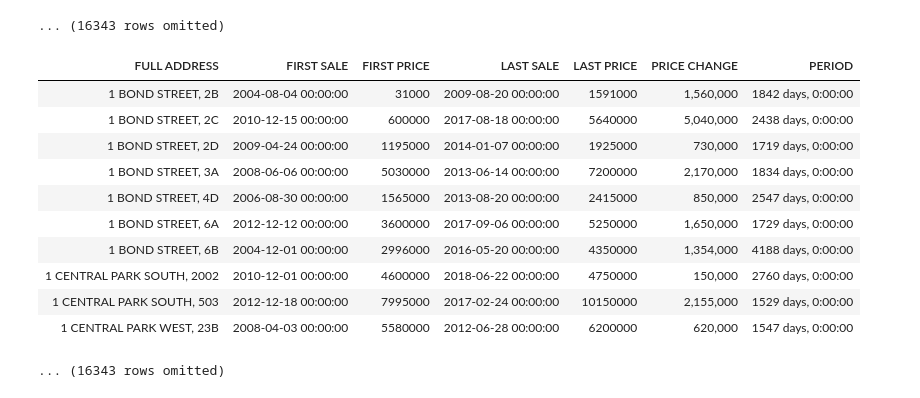
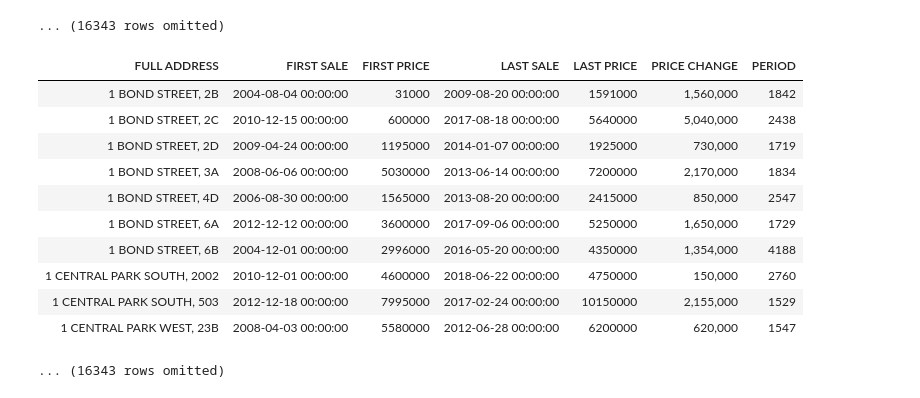
Before and after one commit to somya/nyc_apt_price_predictor, a Jupyter notebook: 02 Data Clean up.ipynb, the cells around one changed output. Cells and saved outputs as stored; diff of their text form; code cells hidden in the pictures.

```diff
--- a/02 Data Clean up.ipynb
+++ b/02 Data Clean up.ipynb
@@ -159,3 +245,10 @@ condos.sample(10)
+# %%
+
+years = [ d.year for d in condos.column(COL_SALE_DATE) ]
+
+months = [ d.month for d in condos.column(COL_SALE_DATE) ]
+
+condos = condos.with_column('SALE_YEAR', years, 'SALE_MONTH', months)
 # %%
 # Let's find condos with multiple sales
 
@@ -334,21 +427,24 @@ condo_sales
 # %%
 # Calculate Price Diffs
 
 price_diffs = condo_sales.column('LAST PRICE') - condo_sales.column('FIRST PRICE')
 date_diffs = condo_sales.column('LAST SALE') - condo_sales.column('FIRST SALE')
 
+date_diffs = [ d.days for d in date_diffs ]
+
+
 condo_sales = condo_sales.with_column( "PRICE CHANGE", price_diffs, "PERIOD", date_diffs)
 condo_sales.set_format('PRICE CHANGE', NumberFormatter())
 # %% [output]
 | FULL ADDRESS | FIRST SALE | FIRST PRICE | LAST SALE | LAST PRICE | PRICE CHANGE | PERIOD |
-| 1 BOND STREET, 2B | 2004-08-04 00:00:00 | 31000 | 2009-08-20 00:00:00 | 1591000 | 1,560,000 | 1842 days, 0:00:00 |
-| 1 BOND STREET, 2C | 2010-12-15 00:00:00 | 600000 | 2017-08-18 00:00:00 | 5640000 | 5,040,000 | 2438 days, 0:00:00 |
-| 1 BOND STREET, 2D | 2009-04-24 00:00:00 | 1195000 | 2014-01-07 00:00:00 | 1925000 | 730,000 | 1719 days, 0:00:00 |
-| 1 BOND STREET, 3A | 2008-06-06 00:00:00 | 5030000 | 2013-06-14 00:00:00 | 7200000 | 2,170,000 | 1834 days, 0:00:00 |
-| 1 BOND STREET, 4D | 2006-08-30 00:00:00 | 1565000 | 2013-08-20 00:00:00 | 2415000 | 850,000 | 2547 days, 0:00:00 |
-| 1 BOND STREET, 6A | 2012-12-12 00:00:00 | 3600000 | 2017-09-06 00:00:00 | 5250000 | 1,650,000 | 1729 days, 0:00:00 |
-| 1 BOND STREET, 6B | 2004-12-01 00:00:00 | 2996000 | 2016-05-20 00:00:00 | 4350000 | 1,354,000 | 4188 days, 0:00:00 |
-| 1 CENTRAL PARK SOUTH, 2002 | 2010-12-01 00:00:00 | 4600000 | 2018-06-22 00:00:00 | 4750000 | 150,000 | 2760 days, 0:00:00 |
-| 1 CENTRAL PARK SOUTH, 503 | 2012-12-18 00:00:00 | 7995000 | 2017-02-24 00:00:00 | 10150000 | 2,155,000 | 1529 days, 0:00:00 |
-| 1 CENTRAL PARK WEST, 23B | 2008-04-03 00:00:00 | 5580000 | 2012-06-28 00:00:00 | 6200000 | 620,000 | 1547 days, 0:00:00 |
+| 1 BOND STREET, 2B | 2004-08-04 00:00:00 | 31000 | 2009-08-20 00:00:00 | 1591000 | 1,560,000 | 1842 |
+| 1 BOND STREET, 2C | 2010-12-15 00:00:00 | 600000 | 2017-08-18 00:00:00 | 5640000 | 5,040,000 | 2438 |
+| 1 BOND STREET, 2D | 2009-04-24 00:00:00 | 1195000 | 2014-01-07 00:00:00 | 1925000 | 730,000 | 1719 |
+| 1 BOND STREET, 3A | 2008-06-06 00:00:00 | 5030000 | 2013-06-14 00:00:00 | 7200000 | 2,170,000 | 1834 |
+| 1 BOND STREET, 4D | 2006-08-30 00:00:00 | 1565000 | 2013-08-20 00:00:00 | 2415000 | 850,000 | 2547 |
+| 1 BOND STREET, 6A | 2012-12-12 00:00:00 | 3600000 | 2017-09-06 00:00:00 | 5250000 | 1,650,000 | 1729 |
+| 1 BOND STREET, 6B | 2004-12-01 00:00:00 | 2996000 | 2016-05-20 00:00:00 | 4350000 | 1,354,000 | 4188 |
+| 1 CENTRAL PARK SOUTH, 2002 | 2010-12-01 00:00:00 | 4600000 | 2018-06-22 00:00:00 | 4750000 | 150,000 | 2760 |
+| 1 CENTRAL PARK SOUTH, 503 | 2012-12-18 00:00:00 | 7995000 | 2017-02-24 00:00:00 | 10150000 | 2,155,000 | 1529 |
+| 1 CENTRAL PARK WEST, 23B | 2008-04-03 00:00:00 | 5580000 | 2012-06-28 00:00:00 | 6200000 | 620,000 | 1547 |
 ... (16343 rows omitted)
```
Also changed, not shown: parts of 44 cells of this notebook, 2 other files.
